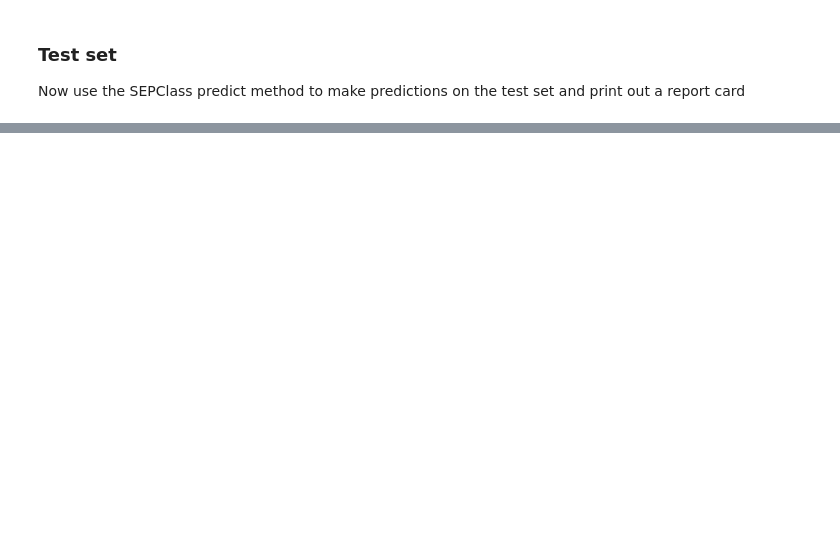
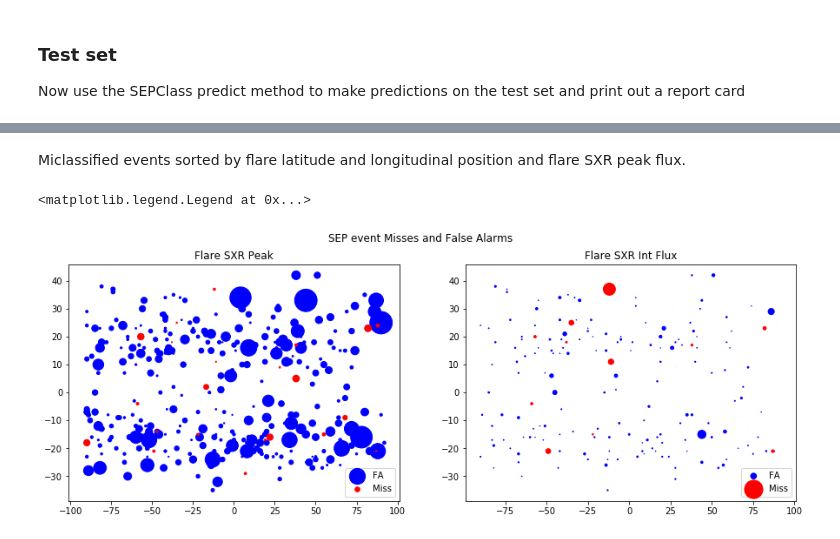
Before and after one commit to hazelbain/SEPML, a Jupyter notebook: sep_LogisticRegression.ipynb, the cells around one changed output, grey strips where cells are left out. Saved outputs shown, nothing was run; the diff lists cells and outputs as text; code cells hidden in the pictures; blank space fills up the shorter version.

Commit message:
Added code for misses and false alarms vs SXR peak flux and integrated flux

```diff
--- a/sep_LogisticRegression.ipynb
+++ b/sep_LogisticRegression.ipynb
@@ -93,7 +93,7 @@ class BalchPaperFeatures(BaseEstimator, TransformerMixin):
     def get_feature_names(self):
         """Array mapping from feature integer indices to feature name"""
 
-        return ['FlrPeakFlux','FlrIntFlux','TypeII','TypeIV']
+        return ['FlrPeakFlux','FlrIntFlux2','TypeII','TypeIV']
 
     def transform(self, examples):
 
@@ -180,7 +180,7 @@ class LocationFeatures(BaseEstimator, TransformerMixin):
     def get_feature_names(self):
         """Array mapping from feature integer indices to feature name"""
 
-        return ['Loc']
+        return ['EW', 'NW']
 
     def transform(self, examples):
 
@@ -562,7 +562,7 @@ X_train, X_test, y_train, y_test = train_test_split(X_data,y_data,\
                             test_size=0.2, random_state=1230, stratify=y_data)
 
 #standardization
-X_train = preprocessing.scale(X_train)
+#X_train = preprocessing.scale(X_train)
 # %% [markdown]
 ### Hypertune parameters with GridSearchCV
 # %%
@@ -662,0 +638,30 @@ X_train.shape[0]
+# %% [markdown]
+Miclassified events sorted by flare latitude and longitudinal position and flare SXR peak flux.
+# %%
+# create pandas dataframe with training features and y labels plus predictions
+feat_names = [n.split('__')[1] for n in sep.allmyfeatures.get_feature_names() ]
+dfFeatTrain = pd.DataFrame(data = X_train, columns = feat_names )
+dfFeatTrain['y'] = sep.y_train
+dfFeatTrain['y_pred'] = sep.y_train_pred
+
+#determine false alarms and missed events
+FA = dfFeatTrain.query('y == 0 and y_pred == 1')
+Miss = dfFeatTrain.query('y == 1 and y_pred == 0')
+# %%
+
+#plot of flare Lat and Long vs SXR peak flux
+fig, (ax1, ax2) = plt.subplots(1,2, figsize = [15,5])
+fig.suptitle('SEP event Misses and False Alarms')
+ax1.scatter(FA.EW, FA.NS, marker = 'o',s = FA.FlrPeakFlux/dfFeatTrain.FlrPeakFlux.max()*1000,c='b', label = 'FA')
+ax1.scatter(Miss.EW, Miss.NS,s = Miss.FlrPeakFlux/dfFeatTrain.FlrPeakFlux.max()*1000, c='r', label = 'Miss')
+ax1.set_title('Flare SXR Peak')
+ax1.legend()
+
+#plot of flare Lat and Long vs SXR Integrated flux
+ax2.scatter(FA.EW, FA.NS, marker = 'o',s = FA.FlrIntFlux/dfFeatTrain.FlrIntFlux.max()*100,c='b'*1000, label = 'FA')
+ax2.scatter(Miss.EW, Miss.NS,s = FA.FlrIntFlux/dfFeatTrain.FlrIntFlux.max()*1000, c='r', label = 'Miss')
+ax2.set_title('Flare SXR Int Flux')
+ax2.legend()
+# %% [output]
+<matplotlib.legend.Legend at 0x...>
+[figure, added]
```
Also changed, not shown: parts of 8 cells of this notebook.
